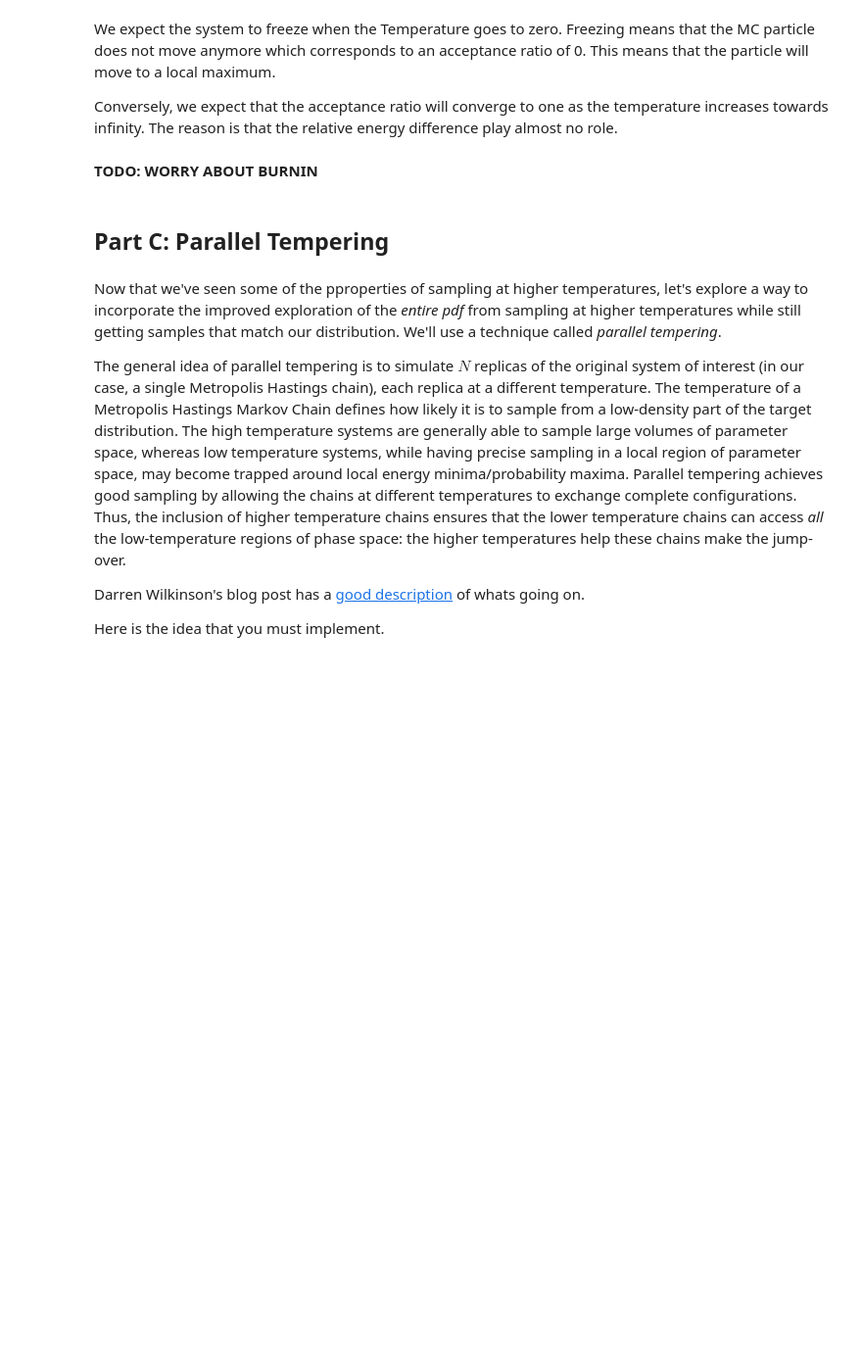
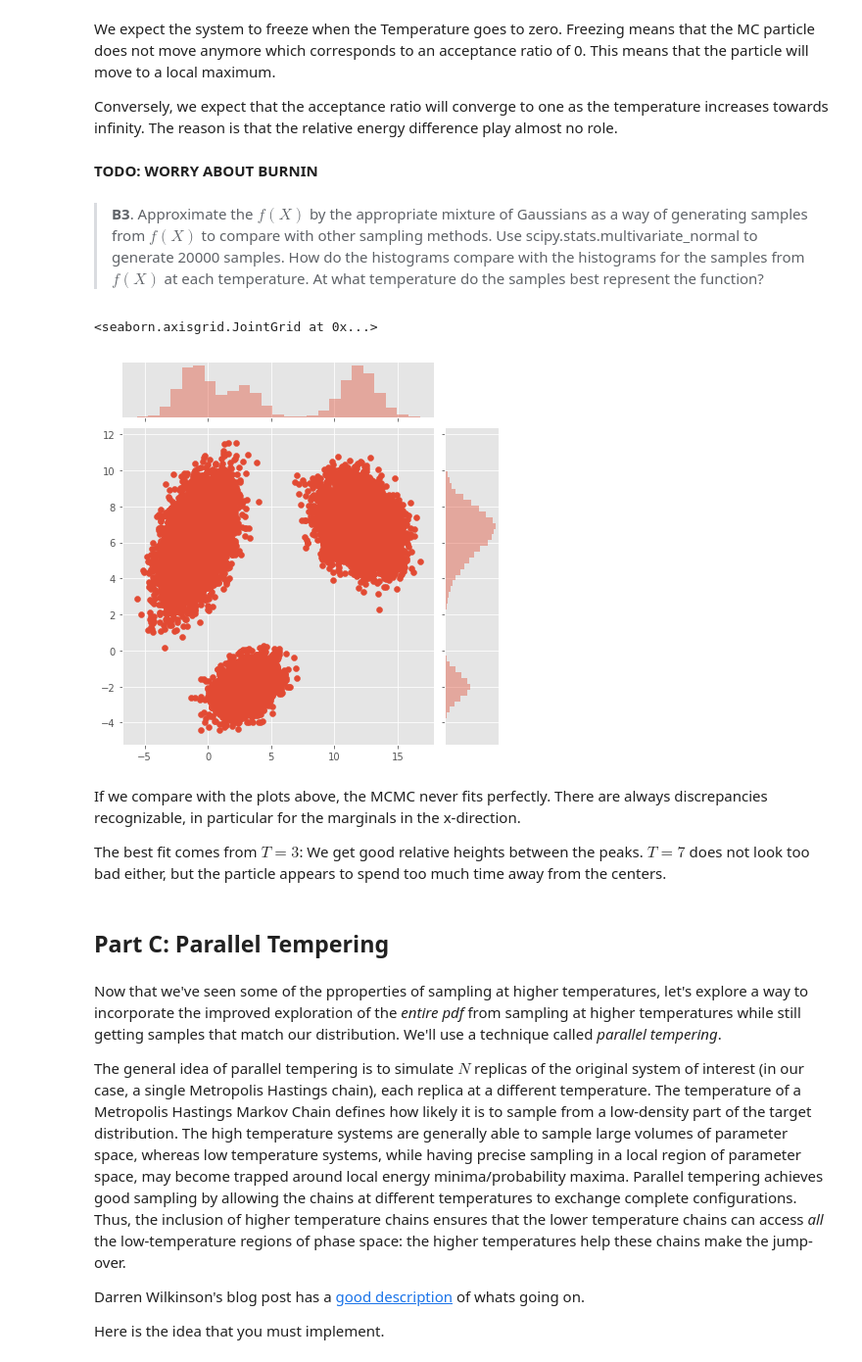
Before and after one commit to NOllAl/AM207HW, a Jupyter notebook: am207_final_2018fall/2018fall_final.ipynb, the cells around one changed output. Shown at 98% size. Drawn from its saved outputs; the diff is of its cells as text; code cells hidden in the pictures; blank space fills up the shorter version.

```diff
--- a/am207_final_2018fall/2018fall_final.ipynb
+++ b/am207_final_2018fall/2018fall_final.ipynb
@@ -552,3 +552,5 @@ We expect the system to freeze when the Temperature goes to zero. Freezing means
 Conversely, we expect that the acceptance ratio will converge to one as the temperature increases towards infinity. The reason is that the relative energy difference play almost no role.
 # %% [markdown]
 **TODO: WORRY ABOUT BURNIN**
+# %% [markdown]
+> **B3**. Approximate the $f(X)$ by the appropriate mixture of Gaussians as a way of generating samples from $f(X)$ to compare with other sampling methods.  Use scipy.stats.multivariate_normal to generate 20000 samples.  How do the histograms compare with the histograms for the samples from $f(X)$ at each temperature.  At what temperature do the samples best represent the function?
@@ -555,3 +580,39 @@ Conversely, we expect that the acceptance ratio will converge to one as the temp
+# %%
+from scipy.stats import multivariate_normal
+covs = [cov@sigma@cov.T for (cov, sigma) in zip([cov1, cov2, cov3], [sigma1, sigma2, sigma3])]
+mus = [(12, 7), (-1, 6), (3, -2)]
+# %%
+def sample_mixture(n_samples):
+    """
+    Sample from the mixture of Gaussians.
+
+    :param n_samples: number of samples to take
+    """
+    # Weights of mixture model
+    weights = np.array((1.0, 1.0, 0.5))
+    weights /= weights.sum()
+
+    # Initialize results
+    results = np.empty((n_samples, 2))
+
+    # Sample clusters
+    clusters = np.random.choice([0, 1, 2], p=weights, size=n_samples, replace=True)
+
+    for i, ind in enumerate(clusters):
+        results[i, :] = multivariate_normal.rvs(mean=mus[ind], cov=covs[ind])
+
+    return results
+
+foo = sample_mixture(20000)
+# %%
+sns.jointplot(foo[:, 0], foo[:, 1])
+# %% [output]
+<seaborn.axisgrid.JointGrid at 0x...>
+[figure, added]
+# %% [markdown]
+If we compare with the plots above, the MCMC never fits perfectly. There are always discrepancies recognizable, in particular for the marginals in the x-direction.
+
+The best fit comes from $T=3$: We get good relative heights between the peaks. $T=7$ does not look too bad either, but the particle appears to spend too much time away from the centers.
 # %% [markdown]
 ## Part C: Parallel Tempering
 # %% [markdown]
```
Also changed, not shown: parts of 1 cell of this notebook.
